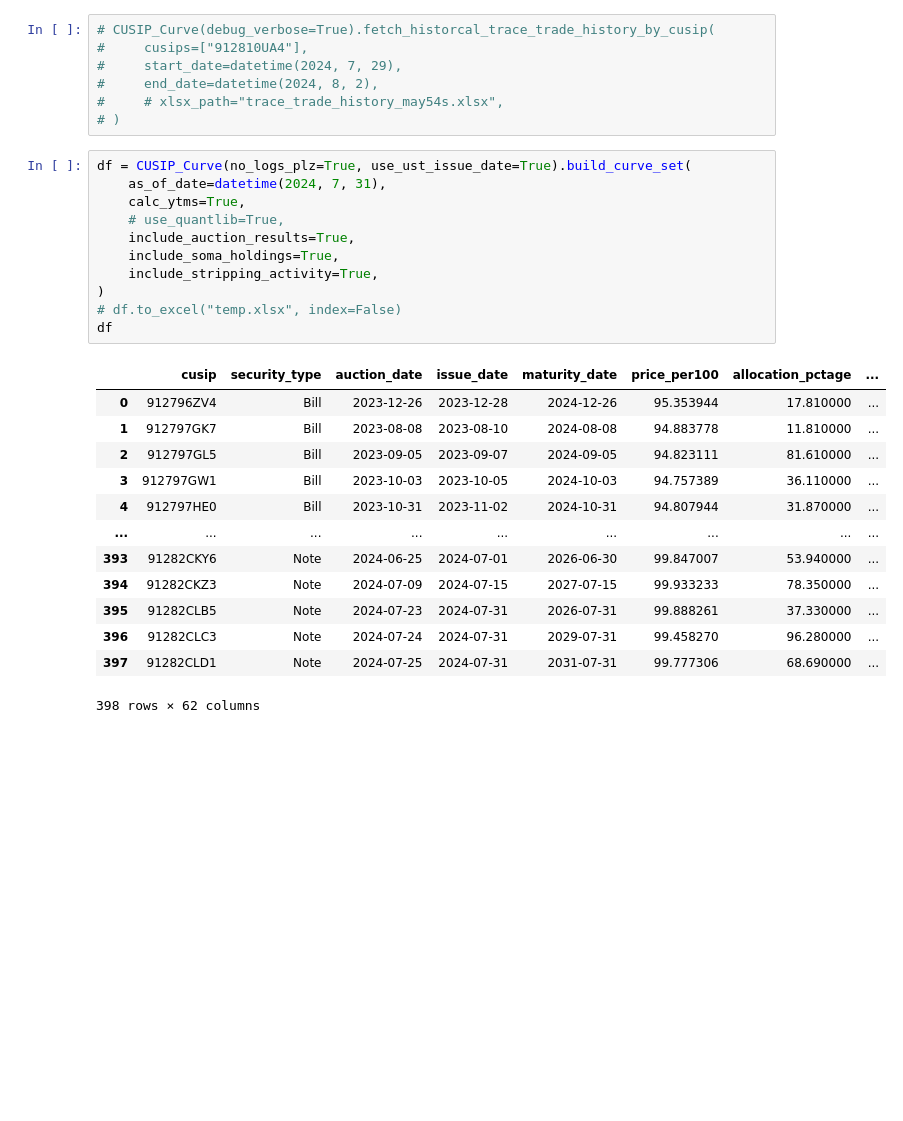
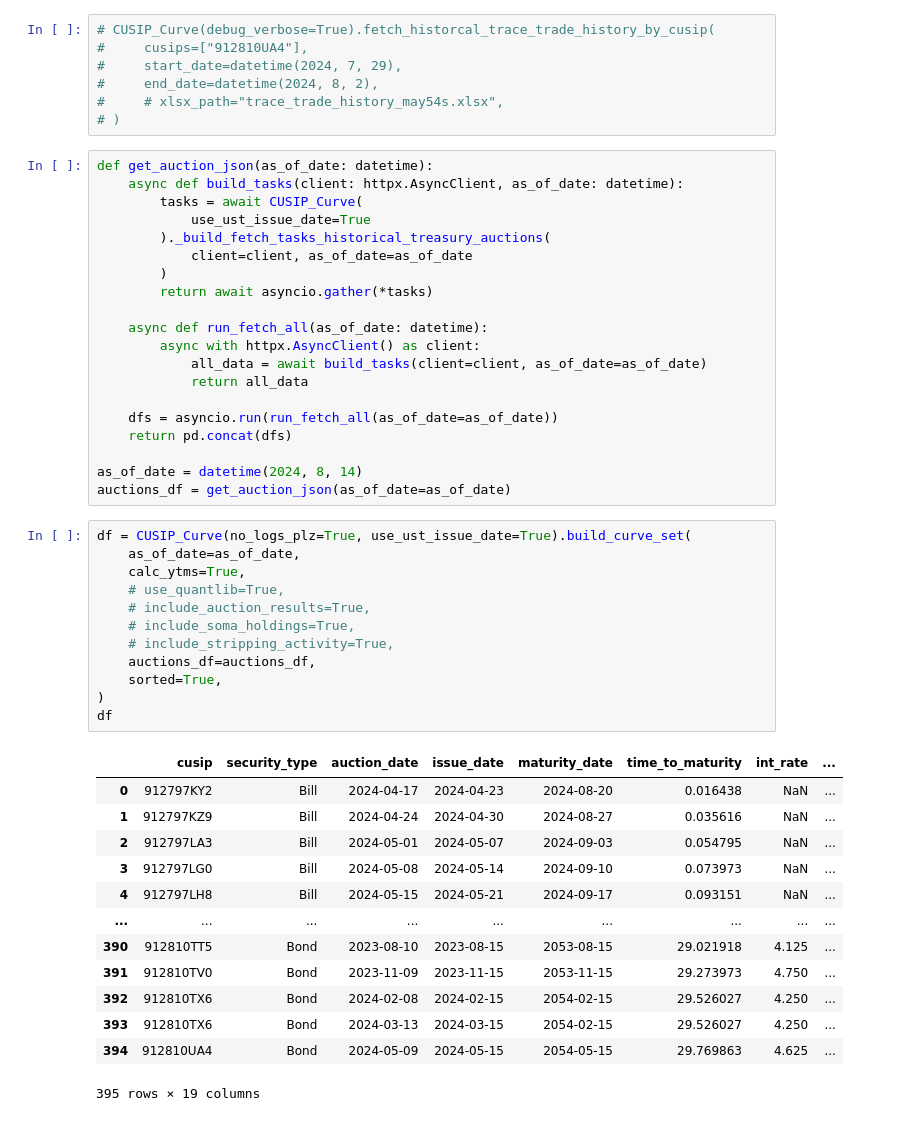
Before and after one commit to cleeclee123/Curvy-CUSIPs, a Jupyter notebook: server/temp.ipynb, the cells around one changed output. Drawn from its saved outputs; the diff is of its cells as text; blank space fills up the shorter version.

Commit message:
curve interpolator init

```diff
--- a/server/temp.ipynb
+++ b/server/temp.ipynb
@@ -206,28 +210,49 @@ def temp_tester_aio(start, end, cusips):
 #     end_date=datetime(2024, 8, 2),
 #     # xlsx_path="trace_trade_history_may54s.xlsx",
 # )
+# %%
+def get_auction_json(as_of_date: datetime):
+    async def build_tasks(client: httpx.AsyncClient, as_of_date: datetime):
+        tasks = await CUSIP_Curve(
+            use_ust_issue_date=True
+        )._build_fetch_tasks_historical_treasury_auctions(
+            client=client, as_of_date=as_of_date
+        )
+        return await asyncio.gather(*tasks)
+
+    async def run_fetch_all(as_of_date: datetime):
+        async with httpx.AsyncClient() as client:
+            all_data = await build_tasks(client=client, as_of_date=as_of_date)
+            return all_data
+
+    dfs = asyncio.run(run_fetch_all(as_of_date=as_of_date))
+    return pd.concat(dfs)
+
+as_of_date = datetime(2024, 8, 14)
+auctions_df = get_auction_json(as_of_date=as_of_date)
 # %%
 df = CUSIP_Curve(no_logs_plz=True, use_ust_issue_date=True).build_curve_set(
-    as_of_date=datetime(2024, 7, 31),
+    as_of_date=as_of_date,
     calc_ytms=True,
     # use_quantlib=True,
-    include_auction_results=True,
-    include_soma_holdings=True,
-    include_stripping_activity=True,
+    # include_auction_results=True,
+    # include_soma_holdings=True,
+    # include_stripping_activity=True,
+    auctions_df=auctions_df,
+    sorted=True,
 )
-# df.to_excel("temp.xlsx", index=False)
 df
 # %% [output]
-|  | cusip | security_type | auction_date | issue_date | maturity_date | price_per100 | allocation_pctage | ... |
-| 0 | 912796ZV4 | Bill | 2023-12-26 | 2023-12-28 | 2024-12-26 | 95.353944 | 17.810000 | ... |
-| 1 | 912797GK7 | Bill | 2023-08-08 | 2023-08-10 | 2024-08-08 | 94.883778 | 11.810000 | ... |
-| 2 | 912797GL5 | Bill | 2023-09-05 | 2023-09-07 | 2024-09-05 | 94.823111 | 81.610000 | ... |
-| 3 | 912797GW1 | Bill | 2023-10-03 | 2023-10-05 | 2024-10-03 | 94.757389 | 36.110000 | ... |
-| 4 | 912797HE0 | Bill | 2023-10-31 | 2023-11-02 | 2024-10-31 | 94.807944 | 31.870000 | ... |
+|  | cusip | security_type | auction_date | issue_date | maturity_date | time_to_maturity | int_rate | ... |
+| 0 | 912797KY2 | Bill | 2024-04-17 | 2024-04-23 | 2024-08-20 | 0.016438 | NaN | ... |
+| 1 | 912797KZ9 | Bill | 2024-04-24 | 2024-04-30 | 2024-08-27 | 0.035616 | NaN | ... |
+| 2 | 912797LA3 | Bill | 2024-05-01 | 2024-05-07 | 2024-09-03 | 0.054795 | NaN | ... |
+| 3 | 912797LG0 | Bill | 2024-05-08 | 2024-05-14 | 2024-09-10 | 0.073973 | NaN | ... |
+| 4 | 912797LH8 | Bill | 2024-05-15 | 2024-05-21 | 2024-09-17 | 0.093151 | NaN | ... |
 | ... | ... | ... | ... | ... | ... | ... | ... | ... |
-| 393 | 91282CKY6 | Note | 2024-06-25 | 2024-07-01 | 2026-06-30 | 99.847007 | 53.940000 | ... |
-| 394 | 91282CKZ3 | Note | 2024-07-09 | 2024-07-15 | 2027-07-15 | 99.933233 | 78.350000 | ... |
-| 395 | 91282CLB5 | Note | 2024-07-23 | 2024-07-31 | 2026-07-31 | 99.888261 | 37.330000 | ... |
-| 396 | 91282CLC3 | Note | 2024-07-24 | 2024-07-31 | 2029-07-31 | 99.458270 | 96.280000 | ... |
-| 397 | 91282CLD1 | Note | 2024-07-25 | 2024-07-31 | 2031-07-31 | 99.777306 | 68.690000 | ... |
+| 390 | 912810TT5 | Bond | 2023-08-10 | 2023-08-15 | 2053-08-15 | 29.021918 | 4.125 | ... |
+| 391 | 912810TV0 | Bond | 2023-11-09 | 2023-11-15 | 2053-11-15 | 29.273973 | 4.750 | ... |
+| 392 | 912810TX6 | Bond | 2024-02-08 | 2024-02-15 | 2054-02-15 | 29.526027 | 4.250 | ... |
+| 393 | 912810TX6 | Bond | 2024-03-13 | 2024-03-15 | 2054-02-15 | 29.526027 | 4.250 | ... |
+| 394 | 912810UA4 | Bond | 2024-05-09 | 2024-05-15 | 2054-05-15 | 29.769863 | 4.625 | ... |
-398 rows × 62 columns
+395 rows × 19 columns
```
Also changed, not shown: parts of 2 cells of this notebook, 6 other files.
